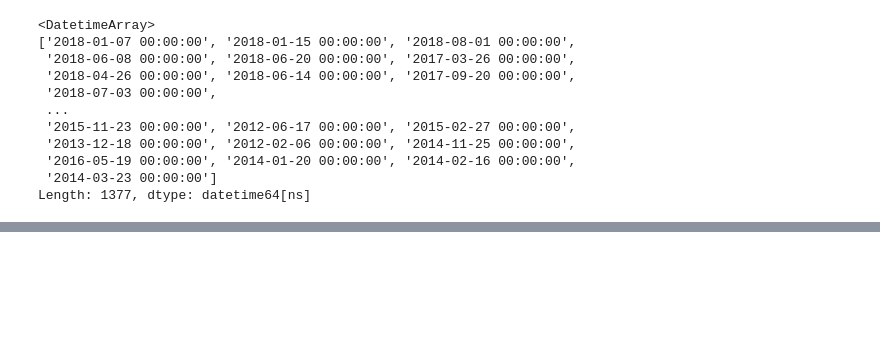
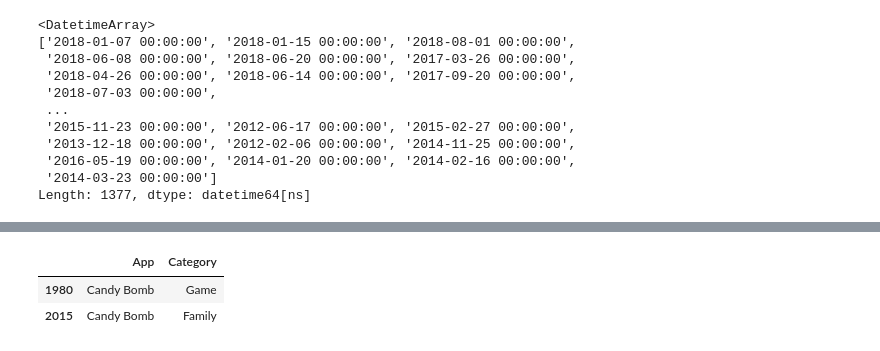
Before and after one commit to tmmendoza29/Python-Experiments, a Jupyter notebook: Google Play Store Apps/Google Play Store Analysis.ipynb, the cells around one changed output, grey strips where cells are left out. Cells and saved outputs as stored; diff of their text form; code cells hidden in the pictures; blank space fills up the shorter version.

```diff
--- a/Google Play Store Apps/Google Play Store Analysis.ipynb
+++ b/Google Play Store Apps/Google Play Store Analysis.ipynb
@@ -295,0 +351,6 @@ df.head()
+# %%
+df[df['App']=='Candy Bomb'][['App','Category']]
+# %% [output]
+|  | App | Category |
+| 1980 | Candy Bomb | Game |
+| 2015 | Candy Bomb | Family |
```
Also changed, not shown: parts of 4 cells of this notebook.
